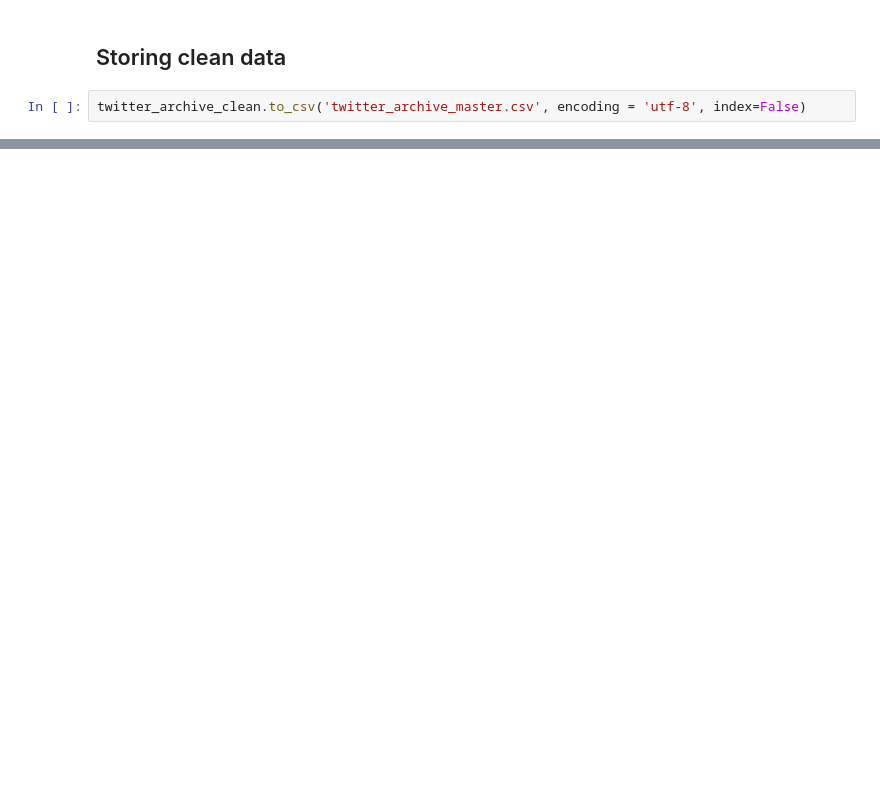
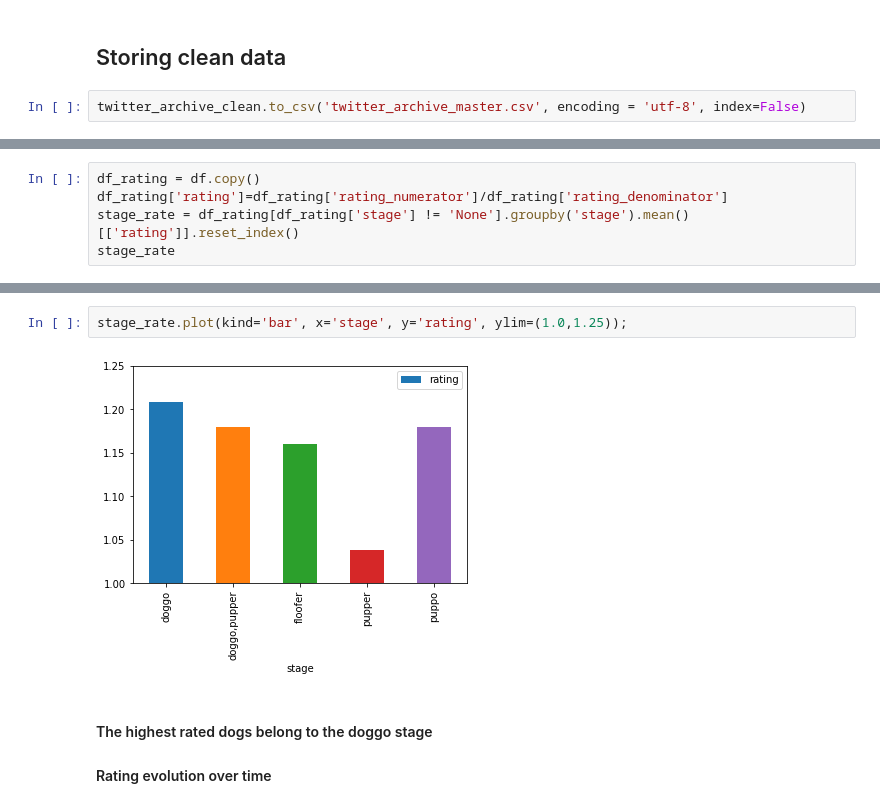
Before and after one commit to olivergarciarg/Wrangle-and-Analyze-Data, a Jupyter notebook: wrangle_act.ipynb, the cells around one changed output, grey strips where cells are left out. Saved outputs shown, nothing was run; the diff lists cells and outputs as text; blank space fills up the shorter version.

```diff
--- a/wrangle_act.ipynb
+++ b/wrangle_act.ipynb
@@ -626,0 +799,5 @@ twitter_archive_clean.to_csv('twitter_archive_master.csv', encoding = 'utf-8', i
+# %%
+df_rating = df.copy()
+df_rating['rating']=df_rating['rating_numerator']/df_rating['rating_denominator']
+stage_rate = df_rating[df_rating['stage'] != 'None'].groupby('stage').mean()[['rating']].reset_index()
+stage_rate
@@ -626,0 +811,7 @@ twitter_archive_clean.to_csv('twitter_archive_master.csv', encoding = 'utf-8', i
+# %%
+stage_rate.plot(kind='bar', x='stage', y='rating', ylim=(1.0,1.25));
+# %% [output]
+[figure, added]
+# %% [markdown]
+#### The highest rated dogs belong to the doggo stage
+#### Rating evolution over time
```
Also changed, not shown: parts of 51 cells of this notebook, 4 other files.
